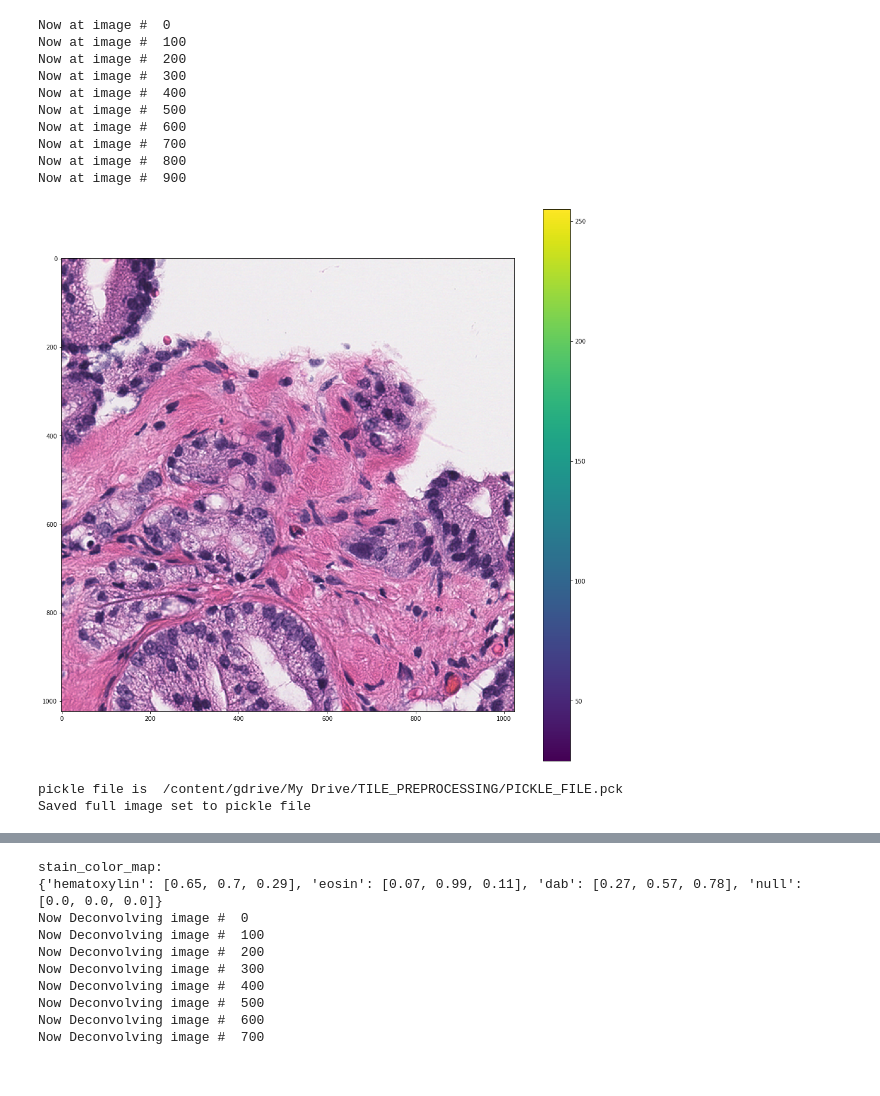
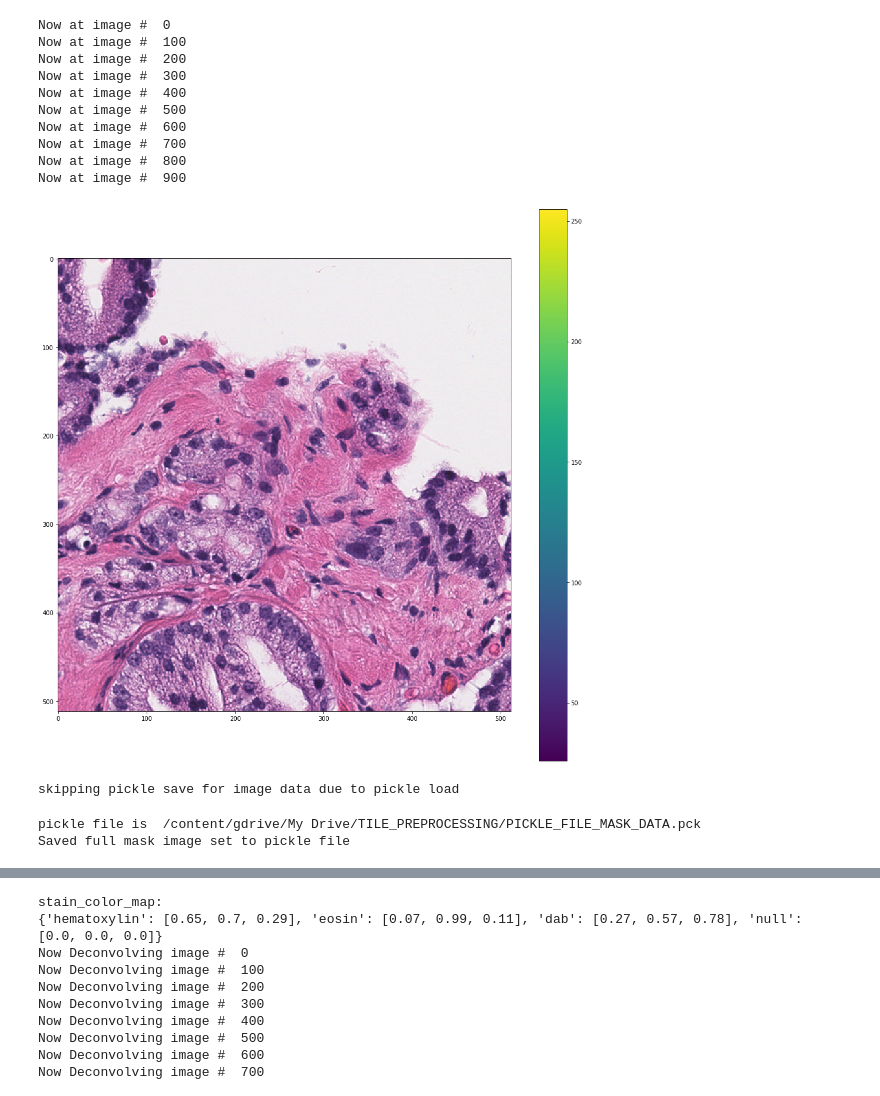
Before and after one commit to tinahuang222/NucleiSegmentation, a Jupyter notebook: PREPROCESSING/ColorConvolve.ipynb, the cells around one changed output, grey strips where cells are left out. Cells and saved outputs as stored; diff of their text form; code cells hidden in the pictures.

```diff
--- a/PREPROCESSING/ColorConvolve.ipynb
+++ b/PREPROCESSING/ColorConvolve.ipynb
@@ -103,51 +105,108 @@ for filename in image_files:
 
 
 #resizing parameters for raw to final
-NX = 1024
+NX = 512
 NY = NX
 
 #open the images
 image_data = {}
 for fcounter,filename in enumerate(image_files):
     full_filename = os.path.join(original_image_folder,filename)
     #root_ext = os.path.splitext(filename)
     #tile_file = root_ext[0] + '.png'
     #    tile_roi_file = os.path.join(tiles_dir, tile_file)
 
     if ((fcounter % 100) == 0):
         print('Now at image # ', fcounter)
 
     image_data[fcounter] = Image.open(full_filename)
-    image_data[fcounter] = image_data[fcounter].resize((1024, 1024), Image.ANTIALIAS)
+    image_data[fcounter] = image_data[fcounter].resize((NX, NY), Image.ANTIALIAS)
 
 
 #review sample image
 plt.figure(figsize=(17, 17))
 plt.imshow(image_data[5])
 plt.colorbar()
 plt.show()
 # %% [output]
 Now at image #  0
 Now at image #  100
 Now at image #  200
 Now at image #  300
 Now at image #  400
 Now at image #  500
 Now at image #  600
 Now at image #  700
 Now at image #  800
 Now at image #  900
-[figure, old version]
+[figure, new version]
 # %%
 '''
 Save intermediate data to a pickle file. This should save some recomputing time
 '''
+if (use_pickle == 0):
+    print('pickle file is ', pickle_file)
+    with open(pickle_file, 'wb') as f:
+        pickle.dump(image_data, f)
 
-print('pickle file is ', pickle_file)
-with open(pickle_file, 'wb') as f:
-    pickle.dump(image_data, f)
-
-print('Saved full image set to pickle file')
+    print('Saved full image set to pickle file')
+else:
+    print('skipping pickle save for image data due to pickle load')
 # %% [output]
-pickle file is  /content/gdrive/My Drive/TILE_PREPROCESSING/PICKLE_FILE.pck
-Saved full image set to pickle file
+skipping pickle save for image data due to pickle load
+# %%
+'''
+Load mask data for images. Masks are in npy format, shaped as
+[nx,ny,#masks] where each mask is a 1024x1024 image
+------ these mask images take 10GB memory, since they are full images. Use the
+newer set of data provided for 512x512
+'''
+
+if (use_mask_pickle == 0):
+    mask_files = os.listdir(mask_dir)
+
+    #prepare storage dictionaries for data from every file
+    mask_tile = {}
+    mask_id = {}
+    mask_xx = {}
+    mask_yy = {}
+    for fcounter, filename in enumerate(mask_files):
+        full_filename = os.path.join(mask_dir,filename)
+        #print('Processing Mask File: ',filename)
+        with open(full_filename) as csv_file:
+            csv_reader = csv.reader(csv_file, delimiter=',')
+            #next(csv_reader,none) #skip header row
+            line_count = 0
+
+            mask_tile[fcounter] =[]
+            mask_id[fcounter] = []
+            mask_xx[fcounter] = [] #init new list to hold all x,y data
+            mask_yy[fcounter] = []
+            for row in csv_reader:
+                if line_count == 0:
+                    #print(f'Column names are {", ".join(row)}')
+                    line_count += 1
+                else:
+                    mask_tile[fcounter].append(row[0])
+                    mask_id[fcounter].append(np.uint(row[1]))
+                    mask_xx[fcounter].append(np.uint(row[2]))
+                    mask_yy[fcounter].append(np.uint(row[3]))
+
+                    #print('x and y ',row[0],row[1])
+                    line_count += 1
+            #print(f'Processed {line_count} lines.')
+
+
+    mask_pickle_data = [mask_tile, mask_id, mask_xx, mask_yy]
+    print('pickle file is ', mask_pickle_file)
+    with open(mask_pickle_file, 'wb') as f:
+        pickle.dump(mask_pickle_data, f)
+
+    print('Saved full mask image set to pickle file')
+else:
+    print('loading mask data from pickle file')
+    mask_tile, mask_id, mask_xx, mask_yy = pickle.load( open(mask_pickle_file, "rb" ) )
+    print('Finished loading mask data from pickle file')
+# %% [output]
+pickle file is  /content/gdrive/My Drive/TILE_PREPROCESSING/PICKLE_FILE_MASK_DATA.pck
+Saved full mask image set to pickle file
```
Also changed, not shown: parts of 9 cells of this notebook.
